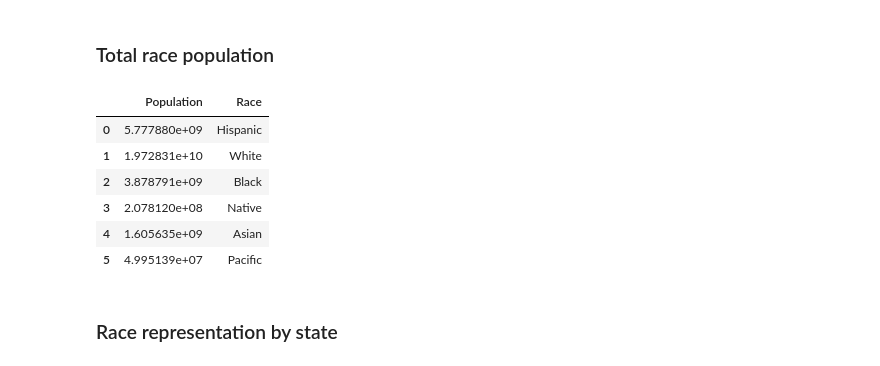
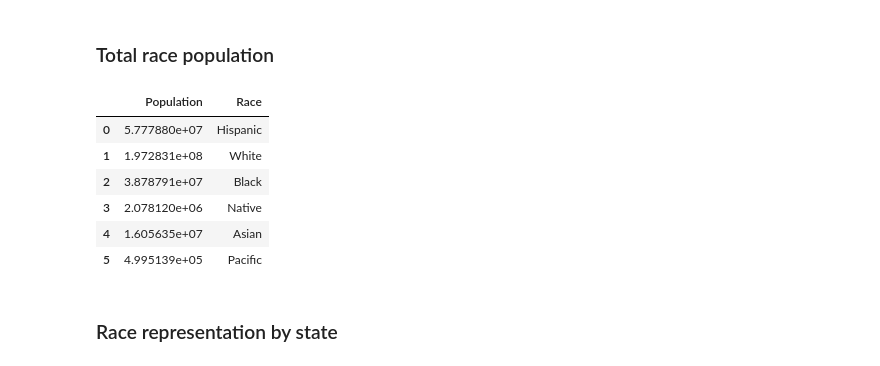
Before and after one commit to pstetz/Kaggle, a Jupyter notebook: in_progress/census/race_focus.ipynb, the cells around one changed output. Cells and saved outputs as stored; diff of their text form; code cells hidden in the pictures.

```diff
--- a/in_progress/census/race_focus.ipynb
+++ b/in_progress/census/race_focus.ipynb
@@ -46,24 +46,24 @@ census = census.drop(census[census.TotalPop == 0].index)
 # %%
 races = ['Hispanic', 'White', 'Black', 'Native', 'Asian', 'Pacific']
 
 total_pops = list()
 
 for race in races:
-    census[race + "_pop"] = census[race] * census.TotalPop
+    census[race + "_pop"] = (census[race] * census.TotalPop) / 100
     total_pops.append(census[race + "_pop"].sum())
 
 pd.DataFrame({
     "Race": races,
     "Population": total_pops
 })
 # %% [output]
 |  | Population | Race |
-| 0 | 5.777880e+09 | Hispanic |
-| 1 | 1.972831e+10 | White |
-| 2 | 3.878791e+09 | Black |
-| 3 | 2.078120e+08 | Native |
-| 4 | 1.605635e+09 | Asian |
-| 5 | 4.995139e+07 | Pacific |
+| 0 | 5.777880e+07 | Hispanic |
+| 1 | 1.972831e+08 | White |
+| 2 | 3.878791e+07 | Black |
+| 3 | 2.078120e+06 | Native |
+| 4 | 1.605635e+07 | Asian |
+| 5 | 4.995139e+05 | Pacific |
 # %% [markdown]
 ### Race representation by state
 # %%
```
Also changed, not shown: parts of 3 cells of this notebook, 2 other files.
